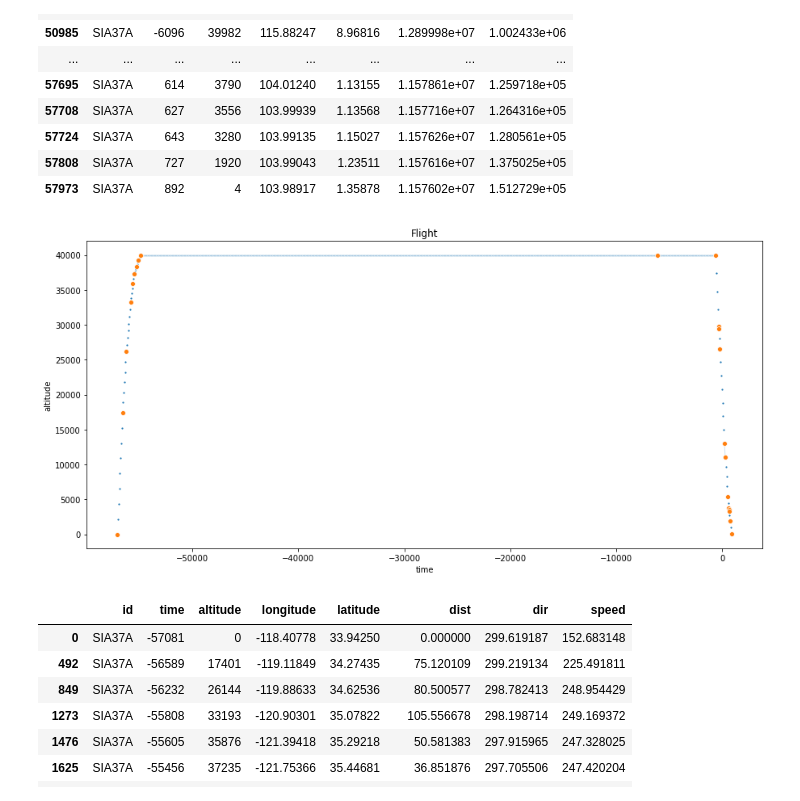
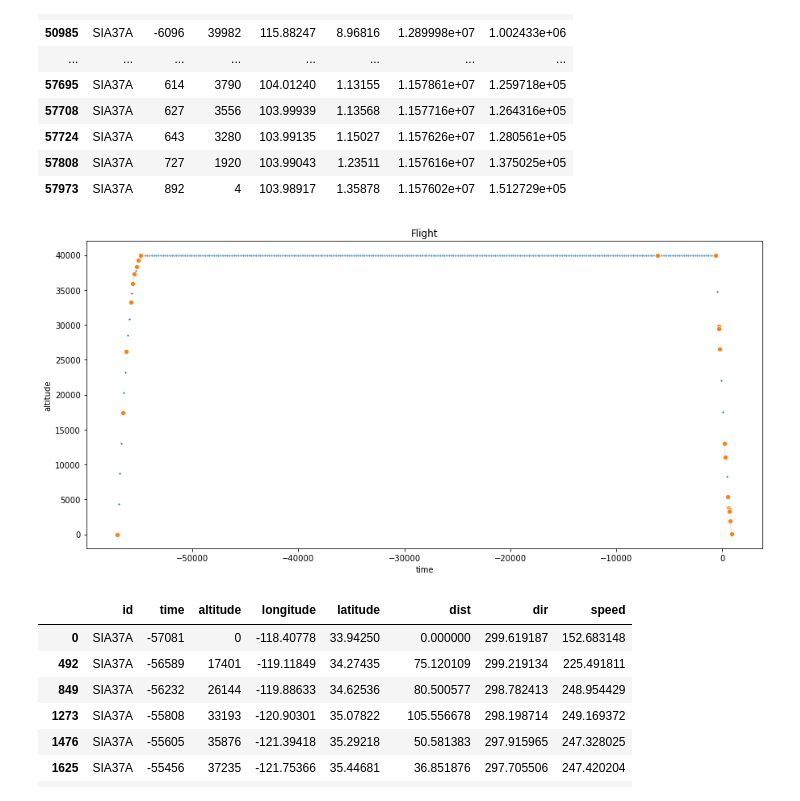
Before and after one commit to michaschultz/mobileSector, a Jupyter notebook: msdata/prepareFIR.ipynb, the cells around one changed output. Drawn from its saved outputs; the diff is of its cells as text; code cells hidden in the pictures.

```diff
--- a/msdata/prepareFIR.ipynb
+++ b/msdata/prepareFIR.ipynb
@@ -157,17 +180,17 @@ with lzma.open("c:\\Users\\mschultz\\Downloads\\t_future_flas_360_ats_01.csv.xz"
 
                 # create a reference set
                 # TODO: correct data should indicate dateline change, isCross should not be necessary
-                if isCross:
-                    pos = df[df['longitude'] <= 0][['latitude','longitude']].to_numpy()
-                    anchors = RDP.simplify(pos, 0.00001, [0, len(pos)-1])
-                    offSet = df[df['longitude'] > 0].index[0]
-                    pos = df[df['longitude'] > 0][['latitude','longitude']].to_numpy()
-                    anchors.extend(RDP.simplify(pos, 0.00001, [0, len(pos)-1])+offSet)
-                    # print (anchors)
-                else:
-                    pos = df[['latitude','longitude']].to_numpy()
-                    anchors = RDP.simplify(pos, 0.00001, [0, len(pos)-1])
-                dfs_raw = df.loc[anchors] # 0.00001
+                # if isCross:
+                #     pos = df[df['longitude'] <= 0][['latitude','longitude']].to_numpy()
+                #     anchors = RDP.simplify(pos, 0.00001, [0, len(pos)-1])
+                #     offSet = df[df['longitude'] > 0].index[0]
+                #     pos = df[df['longitude'] > 0][['latitude','longitude']].to_numpy()
+                #     anchors.extend(RDP.simplify(pos, 0.00001, [0, len(pos)-1])+offSet)
+                #     # print (anchors)
+                # else:
+                #     pos = df[['latitude','longitude']].to_numpy()
+                #     anchors = RDP.simplify(pos, 0.00001, [0, len(pos)-1])
+                # dfs_raw = df.loc[anchors] # 0.00001
 
 
                 # simplify altitudes first, 25ft
@@ -250,33 +274,33 @@ dfs
 # %%
 import pandas as pd
 import seaborn as sns
 from matplotlib import pyplot as plt
 %matplotlib inline
 
 plt.figure(figsize=(15, 7))
 
 chart = sns.lineplot(
     x="time",
     y="altitude",
     marker = '.',
     linestyle='',
     data=dr
 ).set_title('Flight')
 
 chart = sns.lineplot(
     x="time",
     y="altitude",
     marker = 'o',
     linestyle='',
-    data=dfs
+    data=df
 ).set_title('Flight')
 
 # plt.xlim(95,120)
 # plt.ylim(-5,10)
 
 plt.show()
 # %% [output]
-[figure, old version]
+[figure, new version]
 # %%
 dfs
 
```
Also changed, not shown: parts of 6 cells of this notebook, 2 other files.
